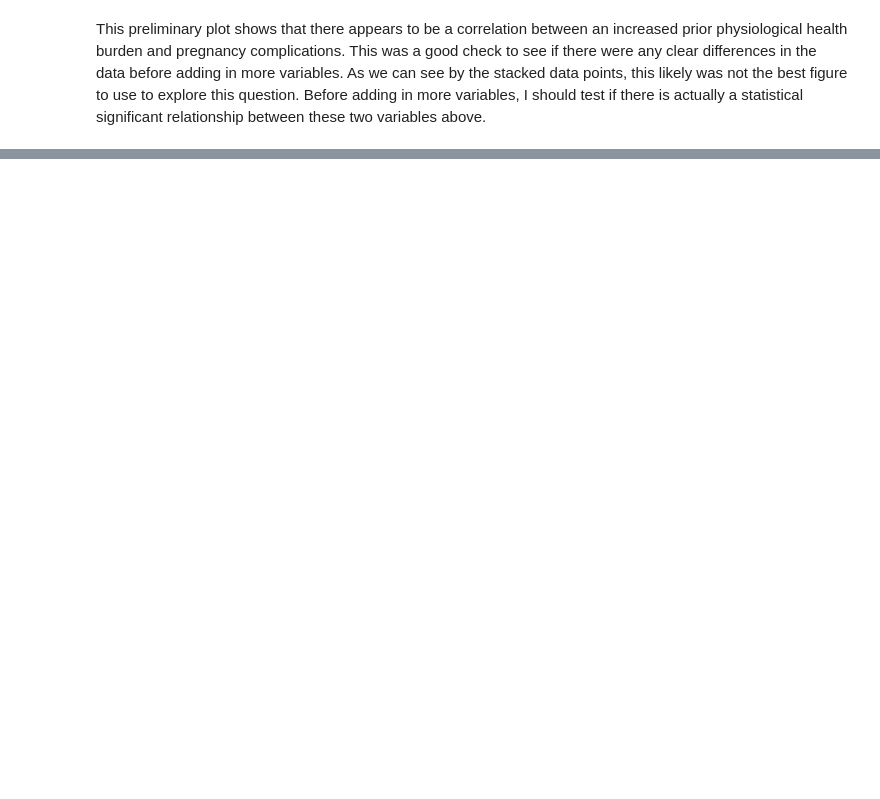
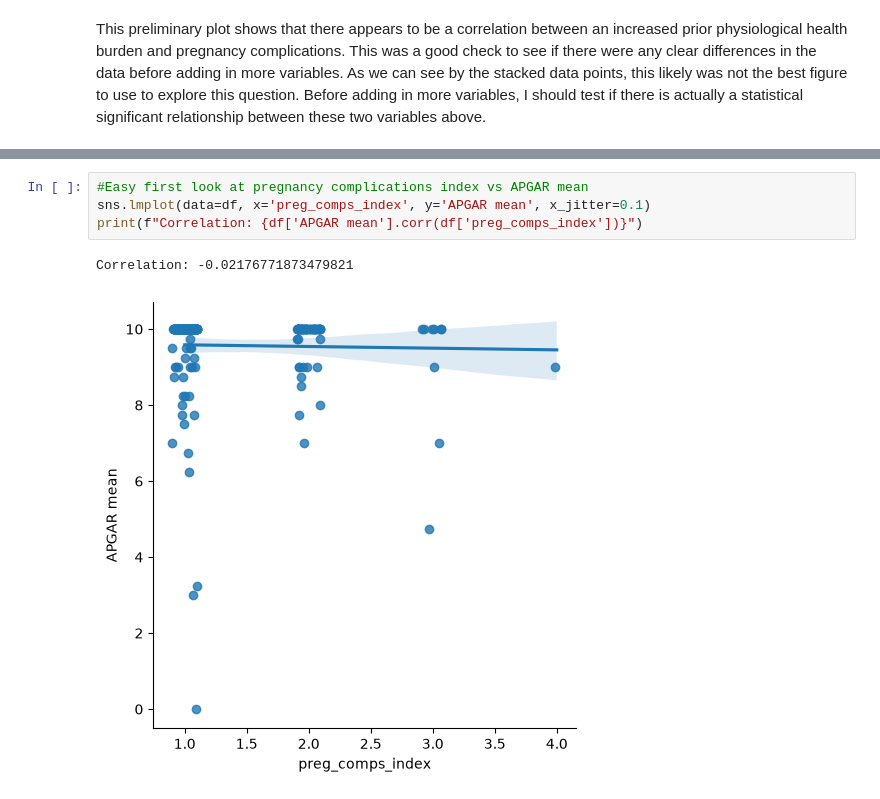
Before and after one commit to vgemoetsjohnson-sketch/FDS2-F26-FinalProject-Group2, a Jupyter notebook: q1_anna.ipynb, the cells around one changed output, grey strips where cells are left out. Cells and saved outputs as stored; diff of their text form; blank space fills up the shorter version.

```diff
--- a/q1_anna.ipynb
+++ b/q1_anna.ipynb
@@ -174,0 +225,7 @@ This preliminary plot shows that there appears to be a correlation between an in
+# %%
+#Easy first look at pregnancy complications index vs APGAR mean
+sns.lmplot(data=df, x='preg_comps_index', y='APGAR mean', x_jitter=0.1)
+print(f"Correlation: {df['APGAR mean'].corr(df['preg_comps_index'])}")
+# %% [output]
+Correlation: -0.02176771873479821
+[figure, added]
```
Also changed, not shown: parts of 14 cells of this notebook, 1 other file.
